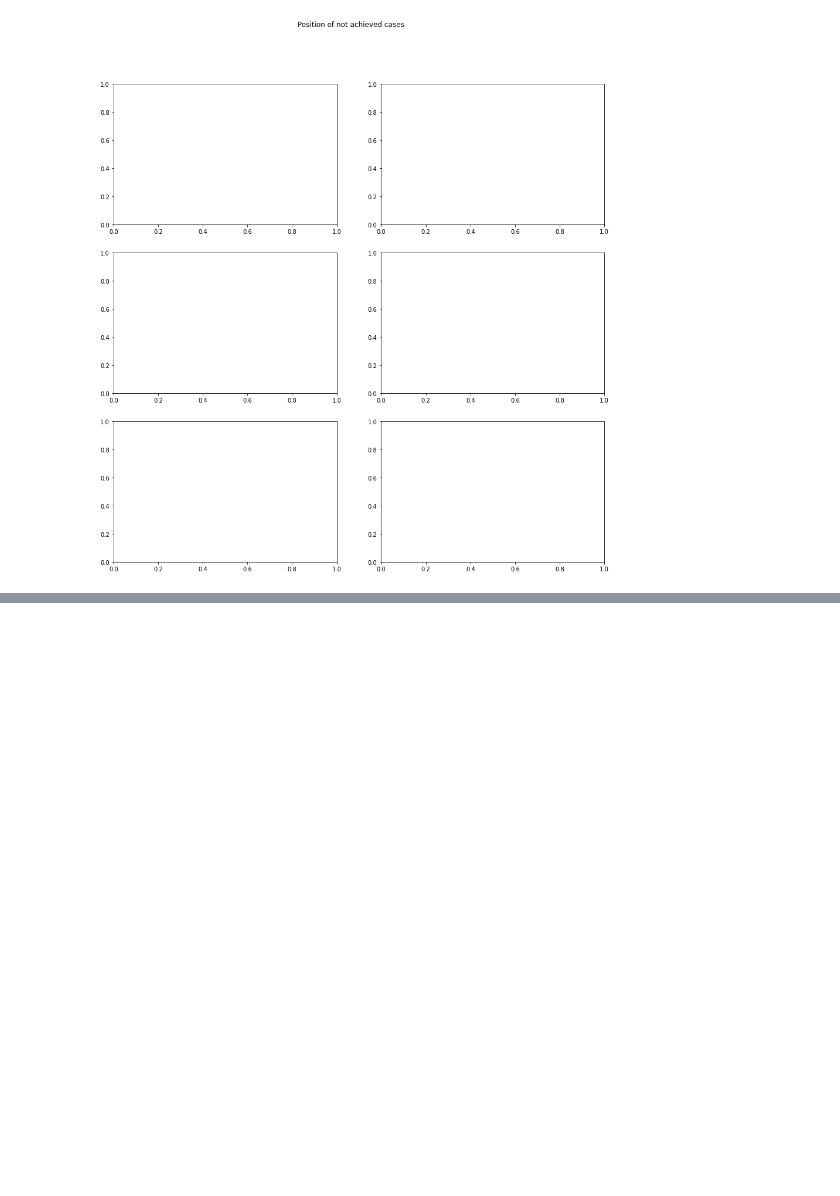
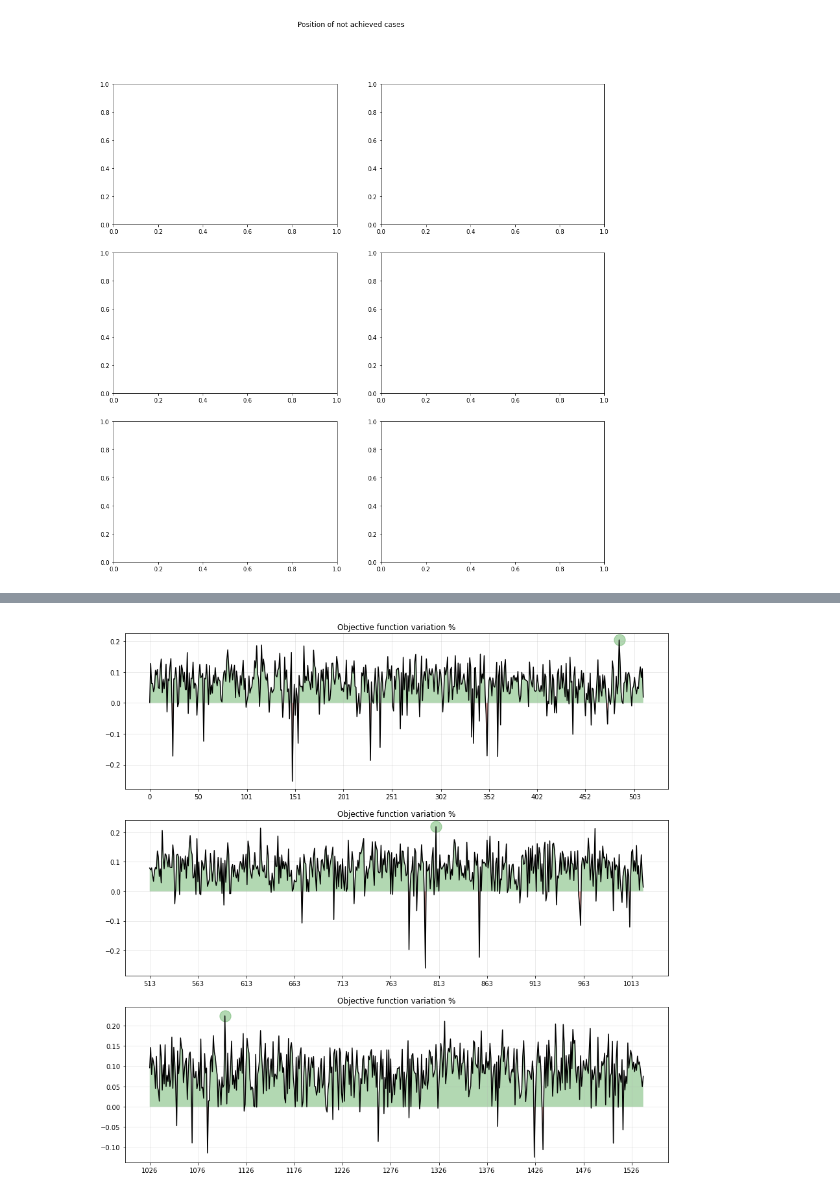
Before and after one commit to xuyou1999/CFExplainability, a Jupyter notebook: notebooks/budget_strategies.ipynb, the cells around one changed output, grey strips where cells are left out. Drawn from its saved outputs; the diff is of its cells as text; code cells hidden in the pictures; blank space fills up the shorter version.

```diff
--- a/notebooks/budget_strategies.ipynb
+++ b/notebooks/budget_strategies.ipynb
@@ -615 +621,40 @@ plot_data(x, y, ax[2], "Iteration variation of best solution")
+# %%
+# # instanciate the figure
+fig, ax = plt.subplots(3, 1, figsize=(15, 15))
+
+# prepare the data for plotting
+df["loss_diff"] = (df["best_loss_R"] - df["best_loss_MSim"]) / df['best_loss_R']
+
+# filter our df for a specific target_pos
+tmp_df = df[(df["init_target_pos_R"] == 3) & (df["is_solved_R"])]
+
+# separate x and y
+x = tmp_df['index']
+y = tmp_df["loss_diff"]
+
+plot_data(x, y, ax[0], "Objective function variation %")
+
+# ----------------------------------------------------------------------------------------------------
+
+# filter our df for a specific target_pos
+tmp_df = df[(df["init_target_pos_R"] == 5) & (df["is_solved_R"])]
+
+# separate x and y
+x = tmp_df['index']
+y = tmp_df["loss_diff"]
+
+plot_data(x, y, ax[1], "Objective function variation %")
+
+# ----------------------------------------------------------------------------------------------------
+
+# filter our df for a specific target_pos
+tmp_df = df[(df["init_target_pos_R"] == 7) & (df["is_solved_R"])]
+
+# separate x and y
+x = tmp_df['index']
+y = tmp_df["loss_diff"]
+
+plot_data(x, y, ax[2], "Objective function variation %")
+# %% [output]
+[figure, added]
 # %%
```
Also changed, not shown: parts of 5 cells of this notebook, 2 other files.
